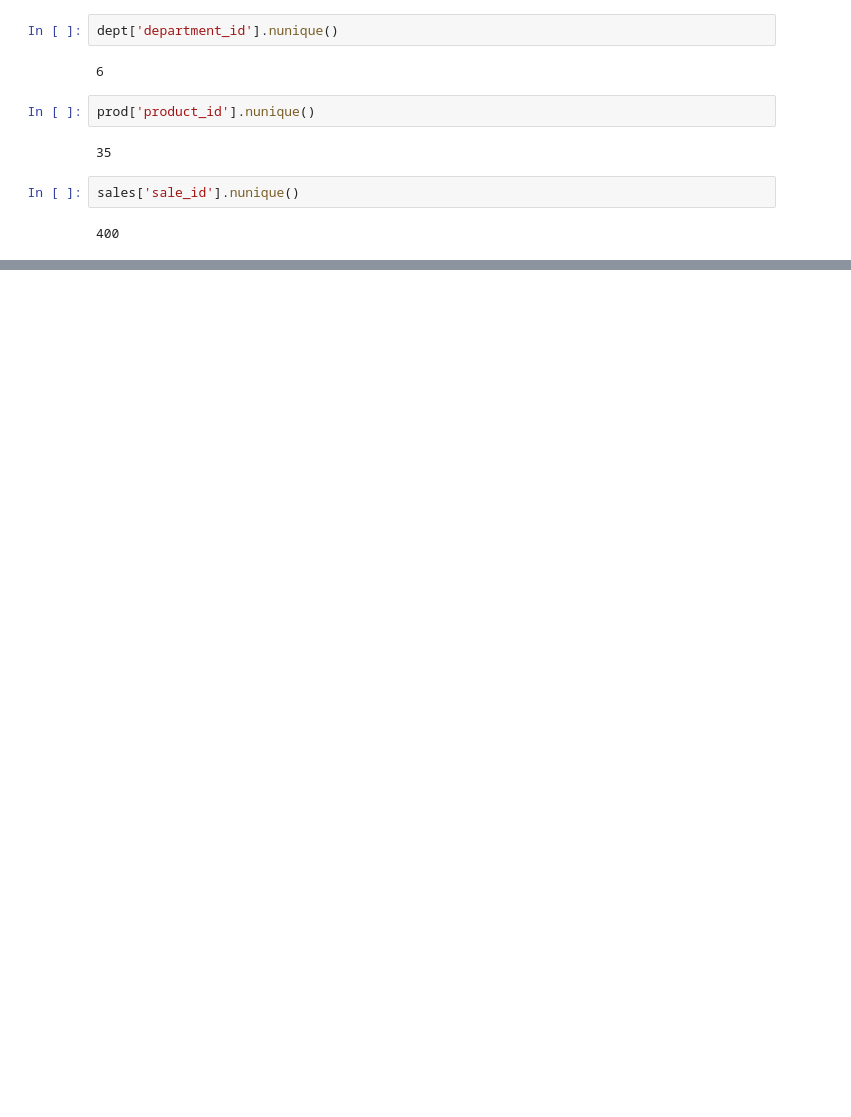
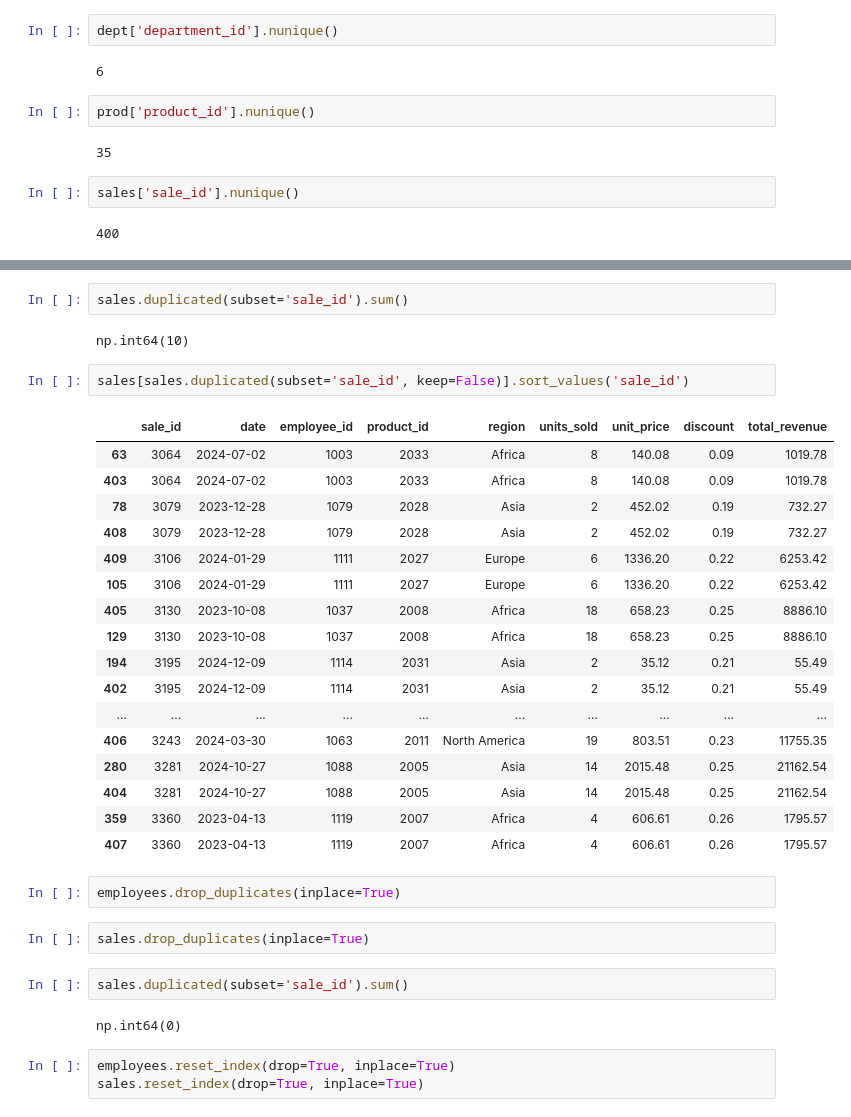
Before and after one commit to FarhanKhan1/DA_project, a Jupyter notebook: project_testing_modified.ipynb, the cells around one changed output, grey strips where cells are left out. Drawn from its saved outputs; the diff is of its cells as text; blank space fills up the shorter version.

```diff
--- a/project_testing_modified.ipynb
+++ b/project_testing_modified.ipynb
@@ -679,2 +662,37 @@ employees.duplicated().sum()
 # %% [output]
 np.int64(3)
+# %%
+sales.duplicated(subset='sale_id').sum()
+# %% [output]
+np.int64(10)
+# %%
+sales[sales.duplicated(subset='sale_id', keep=False)].sort_values('sale_id')
+# %% [output]
+|  | sale_id | date | employee_id | product_id | region | units_sold | unit_price | discount | total_revenue |
+| 63 | 3064 | 2024-07-02 | 1003 | 2033 | Africa | 8 | 140.08 | 0.09 | 1019.78 |
+| 403 | 3064 | 2024-07-02 | 1003 | 2033 | Africa | 8 | 140.08 | 0.09 | 1019.78 |
+| 78 | 3079 | 2023-12-28 | 1079 | 2028 | Asia | 2 | 452.02 | 0.19 | 732.27 |
+| 408 | 3079 | 2023-12-28 | 1079 | 2028 | Asia | 2 | 452.02 | 0.19 | 732.27 |
+| 409 | 3106 | 2024-01-29 | 1111 | 2027 | Europe | 6 | 1336.20 | 0.22 | 6253.42 |
+| 105 | 3106 | 2024-01-29 | 1111 | 2027 | Europe | 6 | 1336.20 | 0.22 | 6253.42 |
+| 405 | 3130 | 2023-10-08 | 1037 | 2008 | Africa | 18 | 658.23 | 0.25 | 8886.10 |
+| 129 | 3130 | 2023-10-08 | 1037 | 2008 | Africa | 18 | 658.23 | 0.25 | 8886.10 |
+| 194 | 3195 | 2024-12-09 | 1114 | 2031 | Asia | 2 | 35.12 | 0.21 | 55.49 |
+| 402 | 3195 | 2024-12-09 | 1114 | 2031 | Asia | 2 | 35.12 | 0.21 | 55.49 |
+| ... | ... | ... | ... | ... | ... | ... | ... | ... | ... |
+| 406 | 3243 | 2024-03-30 | 1063 | 2011 | North America | 19 | 803.51 | 0.23 | 11755.35 |
+| 280 | 3281 | 2024-10-27 | 1088 | 2005 | Asia | 14 | 2015.48 | 0.25 | 21162.54 |
+| 404 | 3281 | 2024-10-27 | 1088 | 2005 | Asia | 14 | 2015.48 | 0.25 | 21162.54 |
+| 359 | 3360 | 2023-04-13 | 1119 | 2007 | Africa | 4 | 606.61 | 0.26 | 1795.57 |
+| 407 | 3360 | 2023-04-13 | 1119 | 2007 | Africa | 4 | 606.61 | 0.26 | 1795.57 |
+# %%
+employees.drop_duplicates(inplace=True)
+# %%
+sales.drop_duplicates(inplace=True)
+# %%
+sales.duplicated(subset='sale_id').sum()
+# %% [output]
+np.int64(0)
+# %%
+employees.reset_index(drop=True, inplace=True)
+sales.reset_index(drop=True, inplace=True)
```
Also changed, not shown: parts of 100 cells of this notebook.
